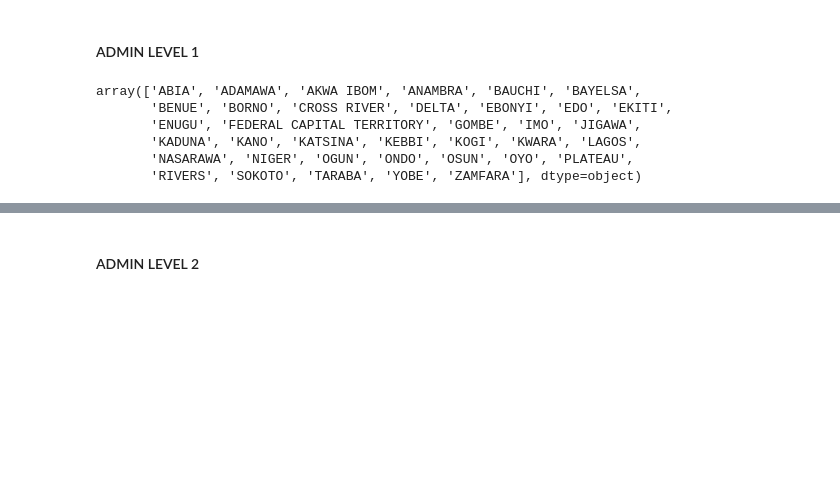
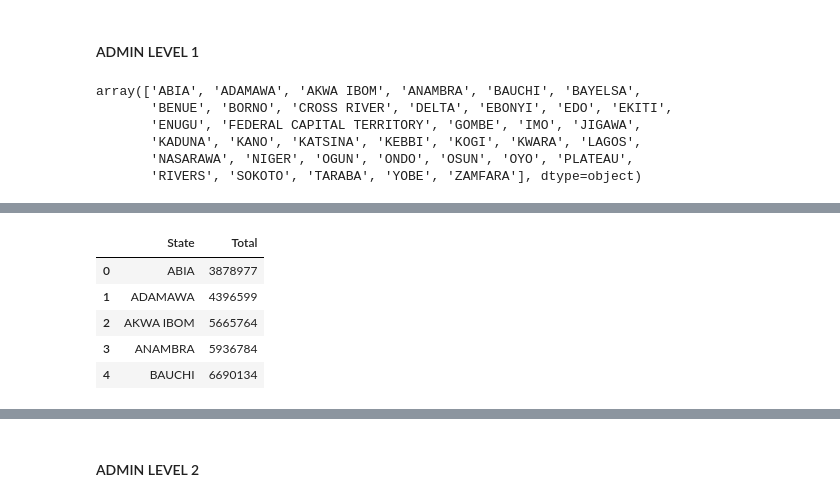
Before and after one commit to stevecrawshaw/hackathon, a Jupyter notebook: Copy_of_hackathon_eda_sc_1.ipynb, the cells around one changed output, grey strips where cells are left out. Drawn from its saved outputs; the diff is of its cells as text; code cells hidden in the pictures; blank space fills up the shorter version.

```diff
--- a/Copy_of_hackathon_eda_sc_1.ipynb
+++ b/Copy_of_hackathon_eda_sc_1.ipynb
@@ -196,0 +261,10 @@ nga_adm1_2020_df_raw.head()
+# %%
+states_total = nga_adm1_2020_df_raw[['State', 'Total']]
+states_total.head()
+# %% [output]
+|  | State | Total |
+| 0 | ABIA | 3878977 |
+| 1 | ADAMAWA | 4396599 |
+| 2 | AKWA IBOM | 5665764 |
+| 3 | ANAMBRA | 5936784 |
+| 4 | BAUCHI | 6690134 |
```
Also changed, not shown: parts of 22 cells of this notebook.
